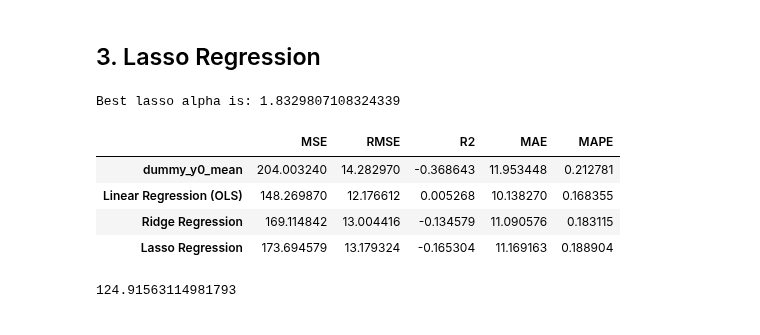
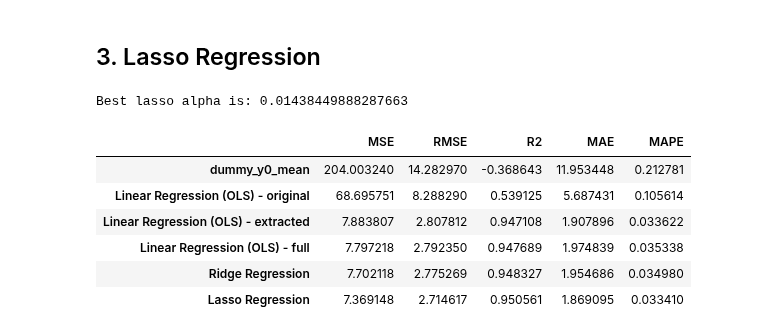
Before and after one commit to MDS-Mountain-Club/MDS_ML_Project, a Jupyter notebook: Regression/linear_regression.ipynb, the cells around one changed output. Cells and saved outputs as stored; diff of their text form; code cells hidden in the pictures.

```diff
--- a/Regression/linear_regression.ipynb
+++ b/Regression/linear_regression.ipynb
@@ -137,0 +151,6 @@ regression_coef_plot(ols_model, fig, axes, 2, 'Coefficients for OLS linear regre
+# %%
+# 3. Use model to predict test data
+y_pred_ols2 = ols_model2.predict(X_test2)
+# 4a. Evaluate
+model_eval = add_model_eval(model_eval, 'Linear Regression (OLS) - extracted', y_test, y_pred_ols2)
+pd.DataFrame(model_eval).T
@@ -137,0 +162,9 @@ regression_coef_plot(ols_model, fig, axes, 2, 'Coefficients for OLS linear regre
+# %%
+# All variables
+
+# 1. Create model
+ols_model3 = LinearRegression()
+# 2. Fit model with training data
+ols_model3.fit(X_train, y_train)
+# Check MSE-train
+mean_squared_error(y_train, ols_model3.predict(X_train))
@@ -137,0 +173,6 @@ regression_coef_plot(ols_model, fig, axes, 2, 'Coefficients for OLS linear regre
+# %%
+# 3. Use model to predict test data
+y_pred_ols3 = ols_model3.predict(X_test)
+# 4a. Evaluate
+model_eval = add_model_eval(model_eval, 'Linear Regression (OLS) - full', y_test, y_pred_ols3)
+pd.DataFrame(model_eval).T
@@ -162,8 +224,9 @@ Best ridge alpha is: 29763.51441631313 with MSE of -157.6105802677003
 #sns.lineplot(data=df_ridge_eval, x='alpha', y='mse')
 # %%
 # 4a. Evaluate
-model_eval2 = add_model_eval(model_eval1, 'Ridge Regression', y_test, y_pred_ridge)
-pd.DataFrame(model_eval2).T
+y_pred_ridge = ridge_model.predict(X_test)
+model_eval = add_model_eval(model_eval, 'Ridge Regression', y_test, y_pred_ridge)
+pd.DataFrame(model_eval).T
 # %% [output]
 |  | MSE | RMSE | R2 | MAE | MAPE |
 | dummy_y0_mean | 204.003240 | 14.282970 | -0.368643 | 11.953448 | 0.212781 |
@@ -193,25 +253,24 @@ regression_coef_plot(ridge_model, fig, axes, 0.1, 'Coefficients for ridge regres
 alphas = np.logspace(-5, 5, 20)
 lasso_model = LassoCV(alphas=alphas, cv=5)
 lasso_model.fit(X_train, y_train)
-y_pred_lasso = lasso_model.predict(X_test)
+# Check MSE-train vs. MSE-test
+mean_squared_error(y_train, lasso_model.predict(X_train))
 print(f'Best lasso alpha is: {lasso_model.alpha_}')
 # %% [output]
-Best lasso alpha is: 1.8329807108324339
+Best lasso alpha is: 0.01438449888287663
 # %%
 # 4a. Evaluate
-model_eval3 = add_model_eval(model_eval2, 'Lasso Regression', y_test, y_pred_lasso)
-pd.DataFrame(model_eval3).T
+y_pred_lasso = lasso_model.predict(X_test)
+model_eval = add_model_eval(model_eval, 'Lasso Regression', y_test, y_pred_lasso)
+pd.DataFrame(model_eval).T
 # %% [output]
 |  | MSE | RMSE | R2 | MAE | MAPE |
 | dummy_y0_mean | 204.003240 | 14.282970 | -0.368643 | 11.953448 | 0.212781 |
-| Linear Regression (OLS) | 148.269870 | 12.176612 | 0.005268 | 10.138270 | 0.168355 |
-| Ridge Regression | 169.114842 | 13.004416 | -0.134579 | 11.090576 | 0.183115 |
-| Lasso Regression | 173.694579 | 13.179324 | -0.165304 | 11.169163 | 0.188904 |
+| Linear Regression (OLS) - original | 68.695751 | 8.288290 | 0.539125 | 5.687431 | 0.105614 |
+| Linear Regression (OLS) - extracted | 7.883807 | 2.807812 | 0.947108 | 1.907896 | 0.033622 |
+| Linear Regression (OLS) - full | 7.797218 | 2.792350 | 0.947689 | 1.974839 | 0.035338 |
+| Ridge Regression | 7.702118 | 2.775269 | 0.948327 | 1.954686 | 0.034980 |
+| Lasso Regression | 7.369148 | 2.714617 | 0.950561 | 1.869095 | 0.033410 |
-# %%
-# 4a. Check MSE-train vs. MSE-test
-mean_squared_error(y_train, lasso_model.predict(X_train))
-# %% [output]
-124.91563114981793
 # %%
 # 4b. Plot
 fig, axes = plt.subplots(1, 3, figsize=(9, 3))
```
Also changed, not shown: parts of 29 cells of this notebook, 1 other file.
